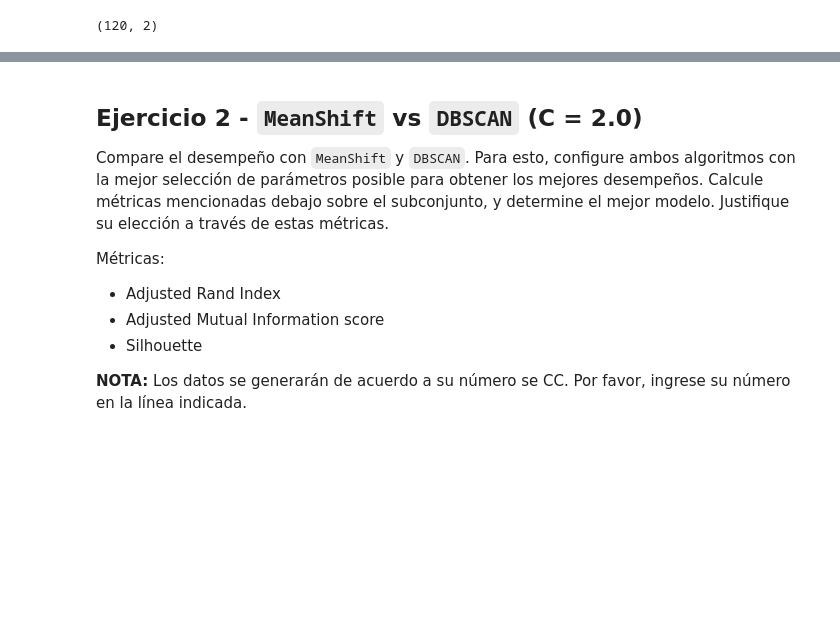
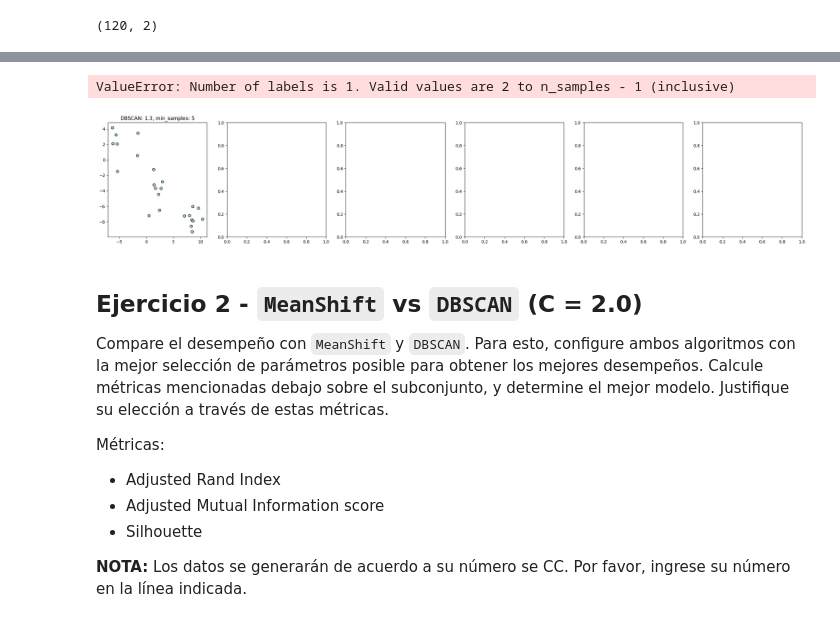
Before and after one commit to JoseDavidN/machine_learning, a Jupyter notebook: Entregas/entrega_3/NuñezGomezJoseDavid_E3_ML08.ipynb, the cells around one changed output, grey strips where cells are left out. Cells and saved outputs as stored; diff of their text form; code cells hidden in the pictures; blank space fills up the shorter version.

````diff
--- a/Entregas/entrega_3/NuñezGomezJoseDavid_E3_ML08.ipynb
+++ b/Entregas/entrega_3/NuñezGomezJoseDavid_E3_ML08.ipynb
@@ -50,3 +59,25 @@ Text(0.5, 1.0, 'Silhouette')
+# %%
+clusters = [5, 5, 7, 7, 10]
+option_eps = [1.3, 1.6, 1.9, 2.2, 2.5]
+silhouette_distances = []
+
+_, axes = plt.subplots(1, 6, figsize=(30,5))
+
+for cluster, eps, ax in zip(clusters, option_eps, axes):
+  dbscan = DBSCAN(eps = eps , min_samples = cluster )
+  predictions = dbscan.fit_predict(X_test)
+
+  ax.scatter(X_test[:, 0], X_test[:, 1], c=predictions, edgecolors='k', cmap='Paired')
+  ax.set_title(f'DBSCAN: {eps}, min_samples: {cluster}')
+
+  distance = silhouette_score(X_test, predictions, metric="euclidean")
+  silhouette_distances.append(distance)
+
+# axes[5].plot( clusters , silhouette_distances , marker="x", linewidth=2)
+# axes[5].set_title('Silhouette')
+# %% [output]
+ValueError: Number of labels is 1. Valid values are 2 to n_samples - 1 (inclusive)
+[figure, added]
 # %% [markdown]
 ## **Ejercicio 2 - ```MeanShift``` vs ```DBSCAN``` (C = 2.0)**
 
````
Also changed, not shown: parts of 9 cells of this notebook, 1 other file.
